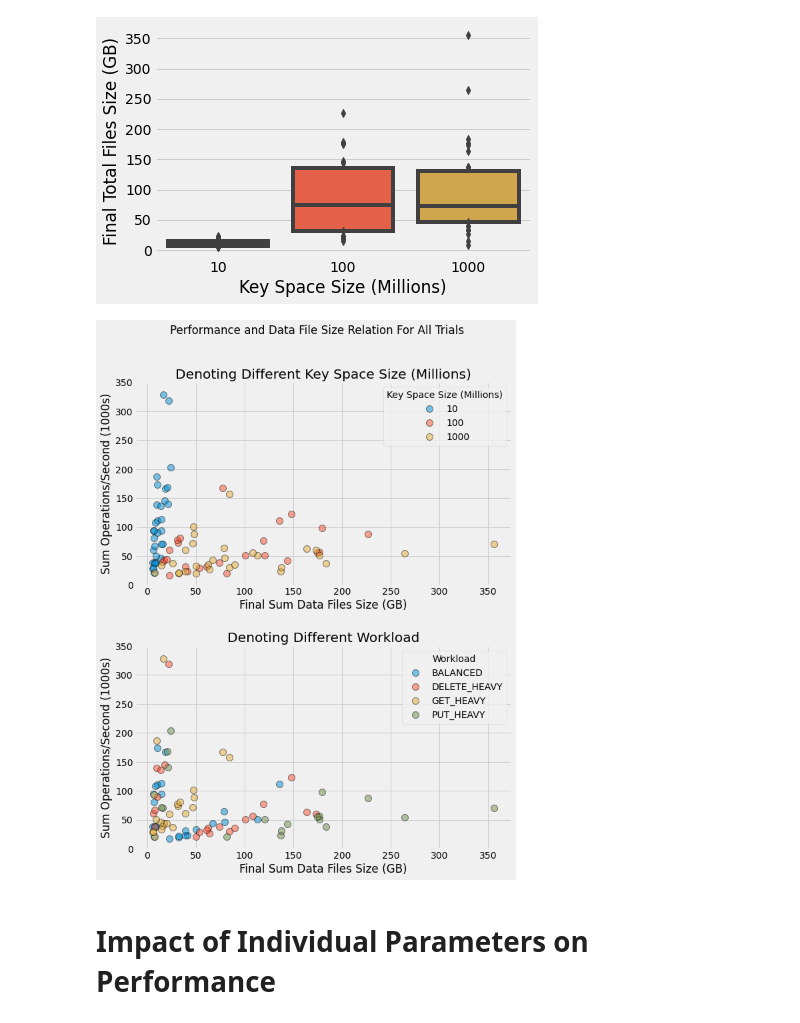
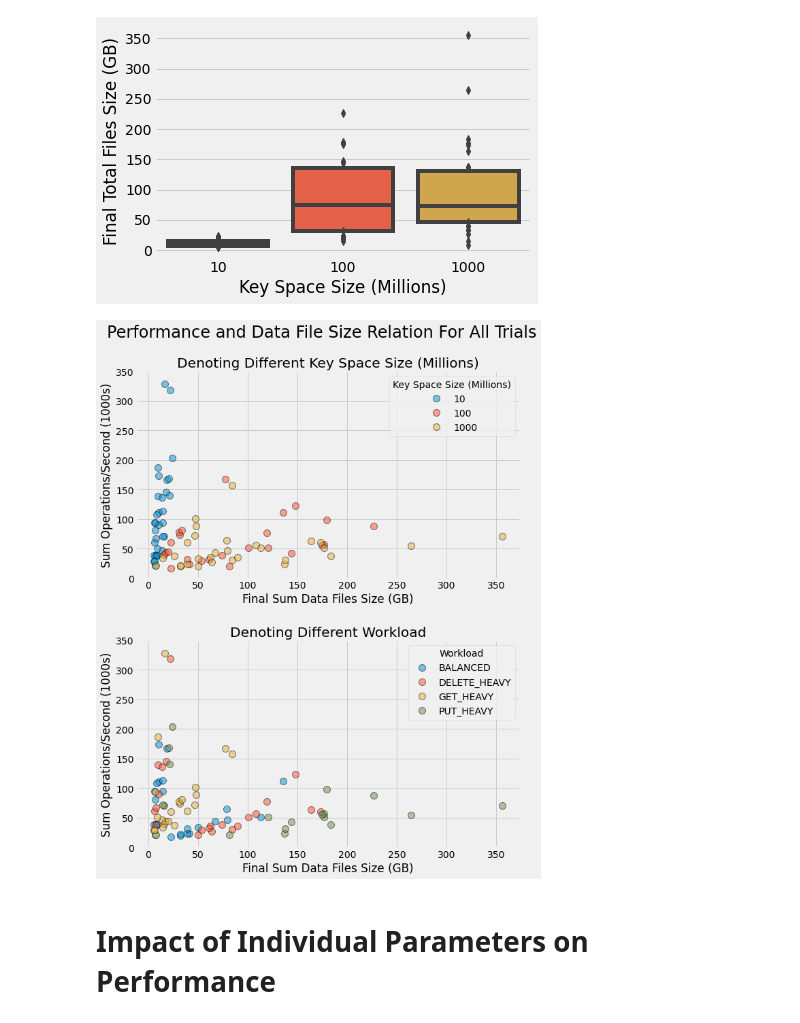
Before and after one commit to DBFromZero/dbf0analysis, a Jupyter notebook: benchmark_lsm.ipynb, the cells around one changed output. Cells and saved outputs as stored; diff of their text form; code cells hidden in the pictures.

```diff
--- a/benchmark_lsm.ipynb
+++ b/benchmark_lsm.ipynb
@@ -19,6 +19,9 @@ pd.set_option('display.width', None)
 pd.set_option('display.max_colwidth', None)
 
 colors = [c['color'] for c in plt.rcParams['axes.prop_cycle']]
+# %%
+figdir = 'figures/lsm'
+!mkdir -p $figdir
 # %% [markdown]
 ## Load and Preprocess Data
 # %%
@@ -228,28 +231,28 @@ results.groupby('key_space_size')['data_size'].describe()
 # %%
 f = norm_agg['data_size']['50%'].rename('data_size')
 s = norm_agg['sum']['50%'].rename('sum')
 x = pd.concat([f, s], axis=1).loc[~np.isnan(f)]
 
 fig = plt.figure(figsize=(9,12))
 fig.subplots_adjust(hspace=0.3)
-fig.suptitle('Performance and Data File Size Relation For All Trials')
+fig.suptitle('Performance and Data File Size Relation For All Trials', y=0.96, size=24)
 
 for i, (gb_col, desc) in enumerate([
     ['key_space_size', 'Key Space Size (Millions)'],
     ['workload', 'Workload']
                                     ]):
     ax = fig.add_subplot(2, 1, i+1)
     for workload,y in x.groupby(gb_col):
         ax.plot(y['data_size'], y['sum'], 'o', label=workload, ms=10, alpha=0.5, mew=1, mec='k')
     plt.legend(loc='upper right', title=desc)
     plt.xlabel('Final Sum Data Files Size (GB)')
     plt.ylabel('Sum Operations/Second (1000s)')
     plt.title('Denoting Different ' + desc)
     plt.ylim(0, 350)
 
 plt.savefig(figdir + '/file_size_sum_ops_relation.png', bbox_inches='tight')
 # %% [output]
-[figure, old version]
+[figure, new version]
 # %% [markdown]
 # Impact of Individual Parameters on Performance
 # %%
```
Also changed, not shown: parts of 5 cells of this notebook.
